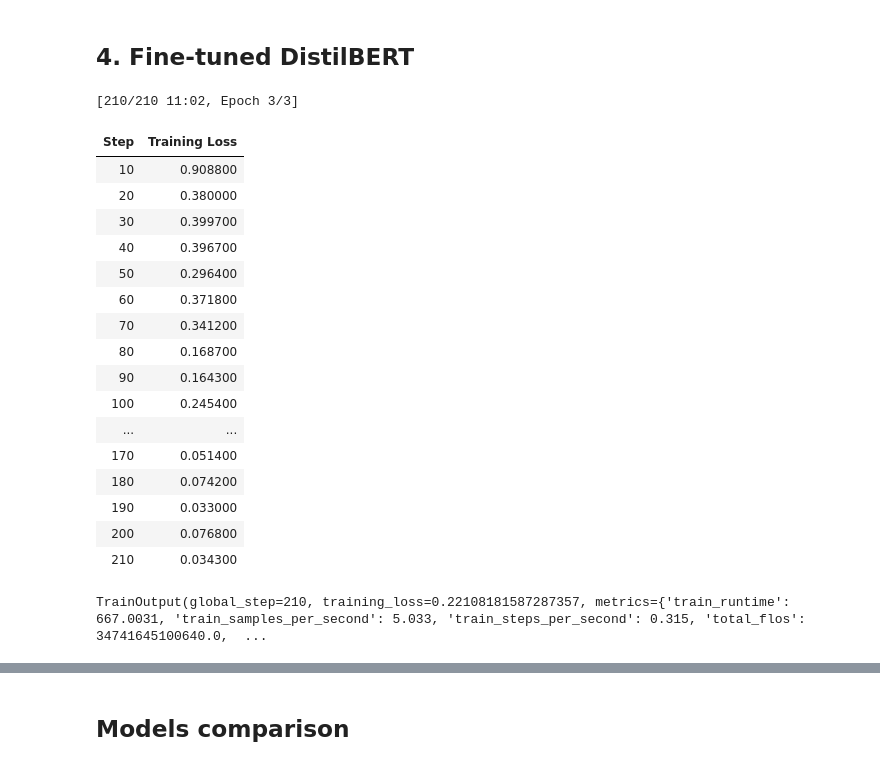
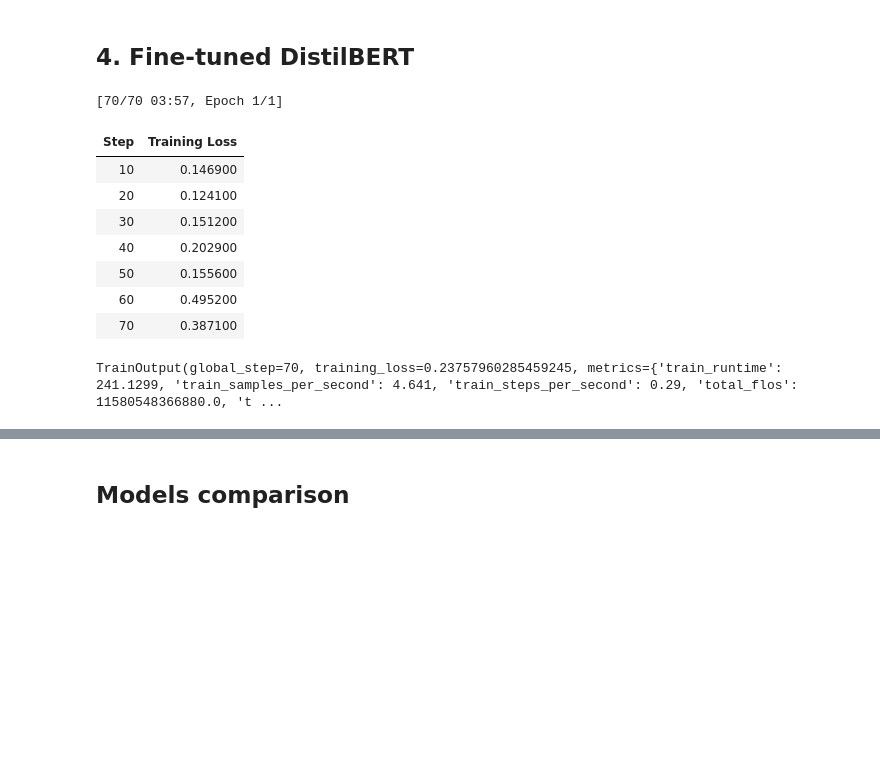
Before and after one commit to yashchougule19/DELTA_Element3, a Jupyter notebook: 3.4.ipynb, the cells around one changed output, grey strips where cells are left out. Saved outputs shown, nothing was run; the diff lists cells and outputs as text; code cells hidden in the pictures; blank space fills up the shorter version.

```diff
--- a/3.4.ipynb
+++ b/3.4.ipynb
@@ -807,49 +766,54 @@ tokens_val = tokenizer_DTB(
 # Convert the labels to a tensor
 labels_train = torch.tensor(list(map(int, y_train.values)), dtype=torch.long)
 labels_val = torch.tensor(list(map(int, y_val.values)), dtype=torch.long)
+# %%
+# Define a dataset class (optional, for clarity)
+class SentimentDataset(torch.utils.data.Dataset):
+    def __init__(self, encodings, labels):
+        self.encodings = encodings
+        self.labels = labels
+
+    def __getitem__(self, idx):
+        item = {key: torch.tensor(val[idx]) for key, val in self.encodings.items()}
+        item['labels'] = torch.tensor(self.labels[idx])
+        return item
+
+    def __len__(self):
+        return len(self.labels)
 # %%
-# Set up training arguments
+##### Set up training arguments
 training_args = TrainingArguments(
     output_dir='./results',          # output directory
-    num_train_epochs=3,              # number of training epochs
+    num_train_epochs=1,              # number of training epochs
     per_device_train_batch_size=16,  # batch size for training
     per_device_eval_batch_size=16,   # batch size for evaluation
     logging_dir='./logs',            # directory for storing logs
     logging_steps=10,
 )
 # Define training and evaluation datasets
 train_dataset = SentimentDataset(tokens_train, labels_train)
 val_dataset = SentimentDataset(tokens_val, labels_val)
 
 # Train DistilBERT model
 trainer = Trainer(
     model=DTB_model,                 # the instantiated 🤗 Transformers model to be trained
     args=training_args,              # training arguments, defined above
     train_dataset=train_dataset,
     eval_dataset=val_dataset,
 )
 
 trainer.train()
 # %% [output]
-[210/210 11:02, Epoch 3/3]
+[70/70 03:57, Epoch 1/1]
 | Step | Training Loss |
-| 10 | 0.908800 |
-| 20 | 0.380000 |
-| 30 | 0.399700 |
-| 40 | 0.396700 |
-| 50 | 0.296400 |
-| 60 | 0.371800 |
-| 70 | 0.341200 |
-| 80 | 0.168700 |
-| 90 | 0.164300 |
-| 100 | 0.245400 |
-| ... | ... |
-| 170 | 0.051400 |
-| 180 | 0.074200 |
-| 190 | 0.033000 |
-| 200 | 0.076800 |
-| 210 | 0.034300 |
+| 10 | 0.146900 |
+| 20 | 0.124100 |
+| 30 | 0.151200 |
+| 40 | 0.202900 |
+| 50 | 0.155600 |
+| 60 | 0.495200 |
+| 70 | 0.387100 |
-TrainOutput(global_step=210, training_loss=0.22108181587287357, metrics={'train_runtime': 667.0031, 'train_samples_per_second': 5.033, 'train_steps_per_second': 0.315, 'total_flos': 34741645100640.0,  ...
+TrainOutput(global_step=70, training_loss=0.23757960285459245, metrics={'train_runtime': 241.1299, 'train_samples_per_second': 4.641, 'train_steps_per_second': 0.29, 'total_flos': 11580548366880.0, 't ...
 # %%
 # Evaluate model on the test set
 # Disable gradient calculation for evaluation
```
Also changed, not shown: parts of 20 cells of this notebook.
